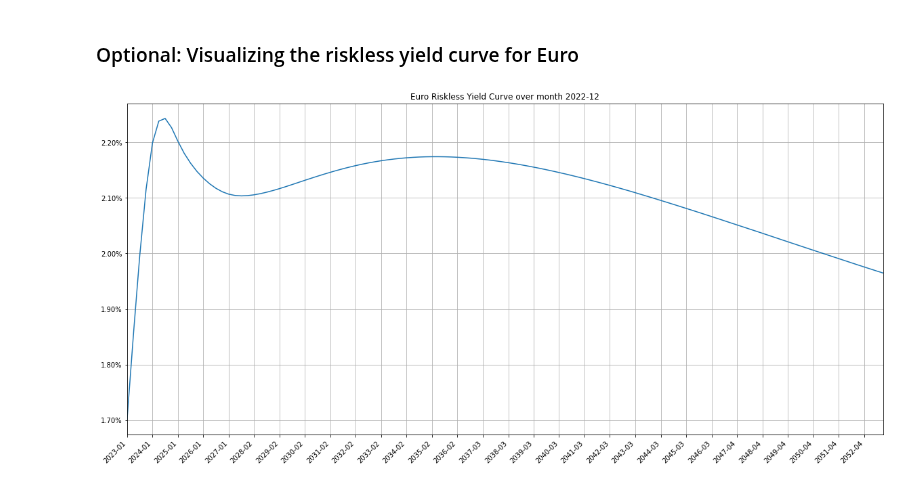
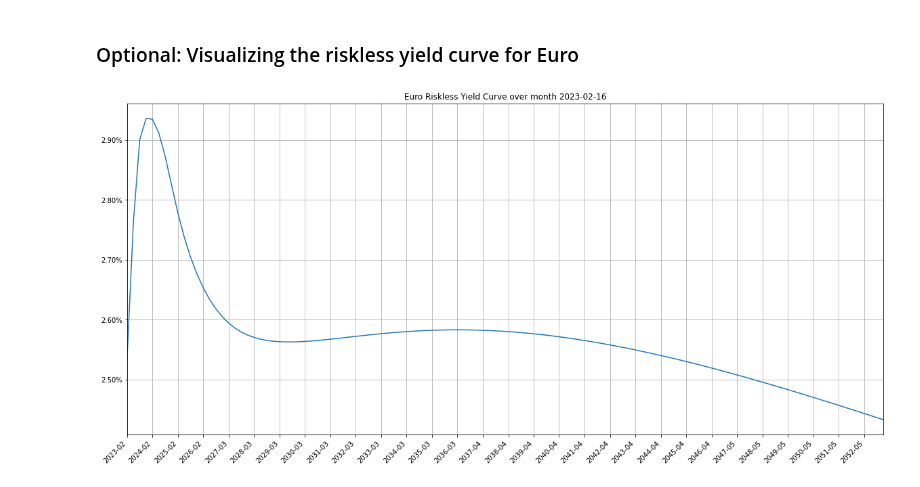
Before and after one commit to ilchen/options-pricing, a Jupyter notebook: euro-riskless-yield-construction-example.ipynb, the cells around one changed output. Drawn from its saved outputs; the diff is of its cells as text; code cells hidden in the pictures.

Commit message:
switched to eurostat library to bootstrap rieskless curve for Euro

```diff
--- a/euro-riskless-yield-construction-example.ipynb
+++ b/euro-riskless-yield-construction-example.ipynb
@@ -71,0 +37,24 @@ euro_par_yields = euro_par_yields[euro_par_yields.columns.sort_values()]
+# %%
+today = date.today()
+
+# The ECB provides yields for maturities ranging from 3 months till 30 years
+month_maturities = range(3, 12)
+year_maturities = range(1, 31)
+maturities = ['M'+str(maturity) for maturity in month_maturities]
+maturities.extend(['Y'+str(maturity) for maturity in year_maturities])
+
+# Taking the last 3 business days, and converting to decimal fractions
+euro_curves = eurostat.get_data_df('irt_euryld_d', filter_pars={
+    'startPeriod': (today-BDay(3)).date(), 'freq': 'D',
+    'yld_curv': 'SPOT_RT',
+    'maturity': maturities,
+    'bonds': 'CGB_EA_AAA', 'geo': 'EA'})
+euro_curves = euro_curves.drop(euro_curves.columns[:2].append(euro_curves.columns[3:5]), axis=1)
+euro_curves = euro_curves.set_index(euro_curves.columns[0]).T / 100.
+euro_spot_rates = euro_curves.set_axis(pd.DatetimeIndex(euro_curves.index, 'B'))
+
+# Taking the last 3 business days, and converting to decimal fractions
+ecb_deposit_rate = web.get_data_fred('ECBDFR', start=today-BDay(3)) / 100.
+
+# Make daily frequency explicit
+ecb_deposit_rate = ecb_deposit_rate.asfreq('D')
@@ -72,24 +66,24 @@ euro_par_yields = euro_par_yields[euro_par_yields.columns.sort_values()]
 # %%
-date_now = euro_par_yields.index[-1].date()
-offsets = list(map(lambda maturity: relativedelta(years=+maturity), euro_par_yields.columns))
-monthly_offsets = [relativedelta(), relativedelta(months=+1)]
-offsets = monthly_offsets + offsets
+date_now = euro_spot_rates.index[-1].date()
+offsets = [relativedelta(month=+maturity) for maturity in month_maturities]
+offsets.extend([relativedelta(years=+maturity) for maturity in year_maturities])
+offsets = [relativedelta()] + offsets
 # %%
 # Define the riskless yield curve for Euro
 curve = curves.YieldCurve(today, offsets,
         np.append(
-            np.append(ecb_deposit_rate.loc[str(mm_rates.index[-1])].to_numpy(), mm_rates.iloc[-1].to_numpy()),
-            euro_par_yields.iloc[-1].to_numpy()),
+            ecb_deposit_rate.loc[euro_spot_rates.index[-1]].to_numpy(),
+            euro_spot_rates.iloc[-1].to_numpy()),
         compounding_freq=1)
 # %% [markdown]
 ### Optional: Visualizing the riskless yield curve for Euro
 # %%
 curve_points = curve.get_curve_points(120)
 ax = curve_points.plot(figsize=(20,10), grid=True,
-                       title='Euro Riskless Yield Curve over month ' + date_now.strftime('%Y-%m'),
+                       title='Euro Riskless Yield Curve over month ' + euro_spot_rates.index[-1].strftime('%Y-%m-%d'),
                        xlim=(curve_points.index[0], curve_points.index[-1]),
                        xticks=curve_points.index[::4], xlabel='', rot=45)
 ax.yaxis.set_major_formatter(mtick.PercentFormatter(1))
 _ = ax.set_xticklabels(list(map(lambda x: x.strftime('%Y-%m'), curve_points.index[::4])))
 # %% [output]
-[figure, old version]
+[figure, new version]
```
Also changed, not shown: parts of 5 cells of this notebook, 4 other files.
